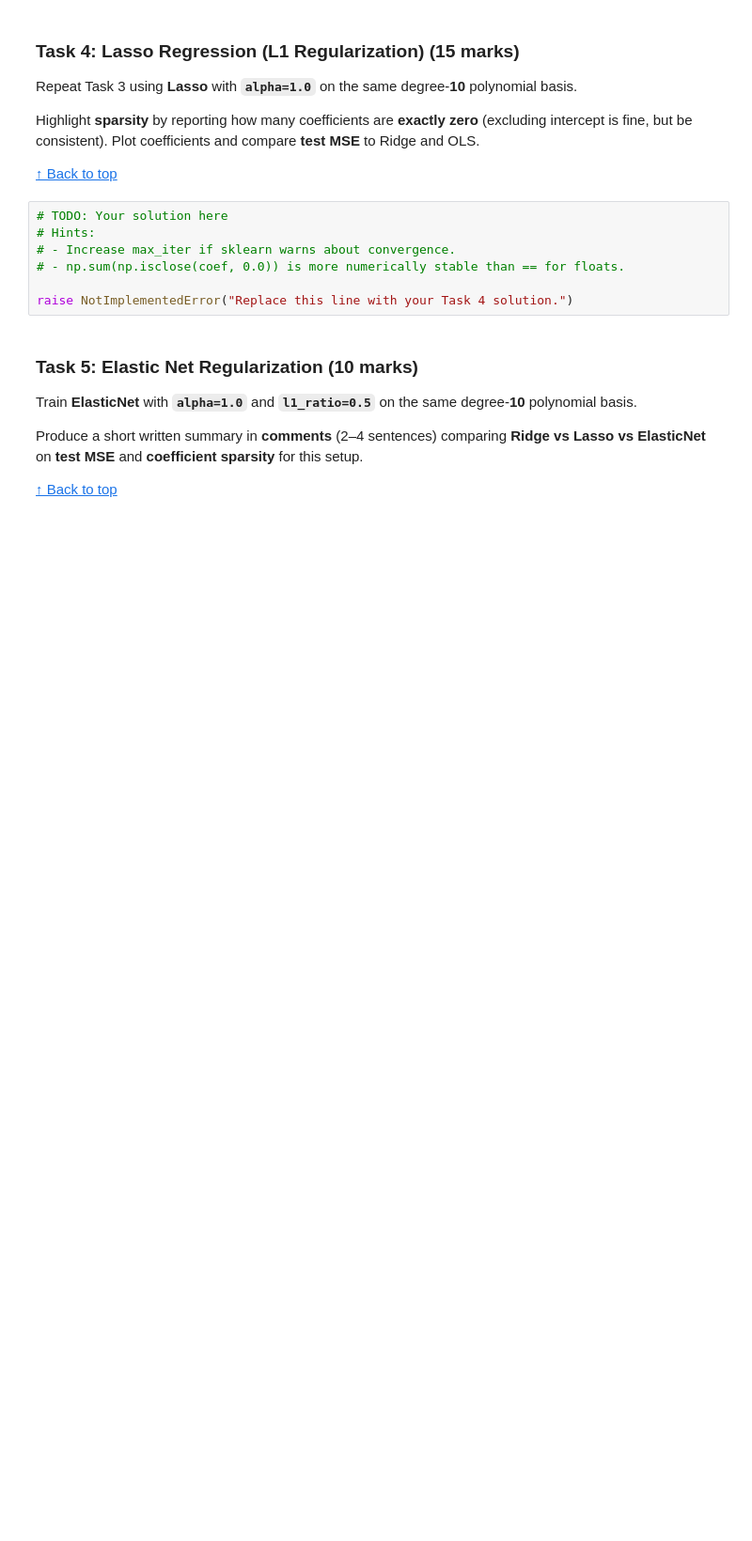
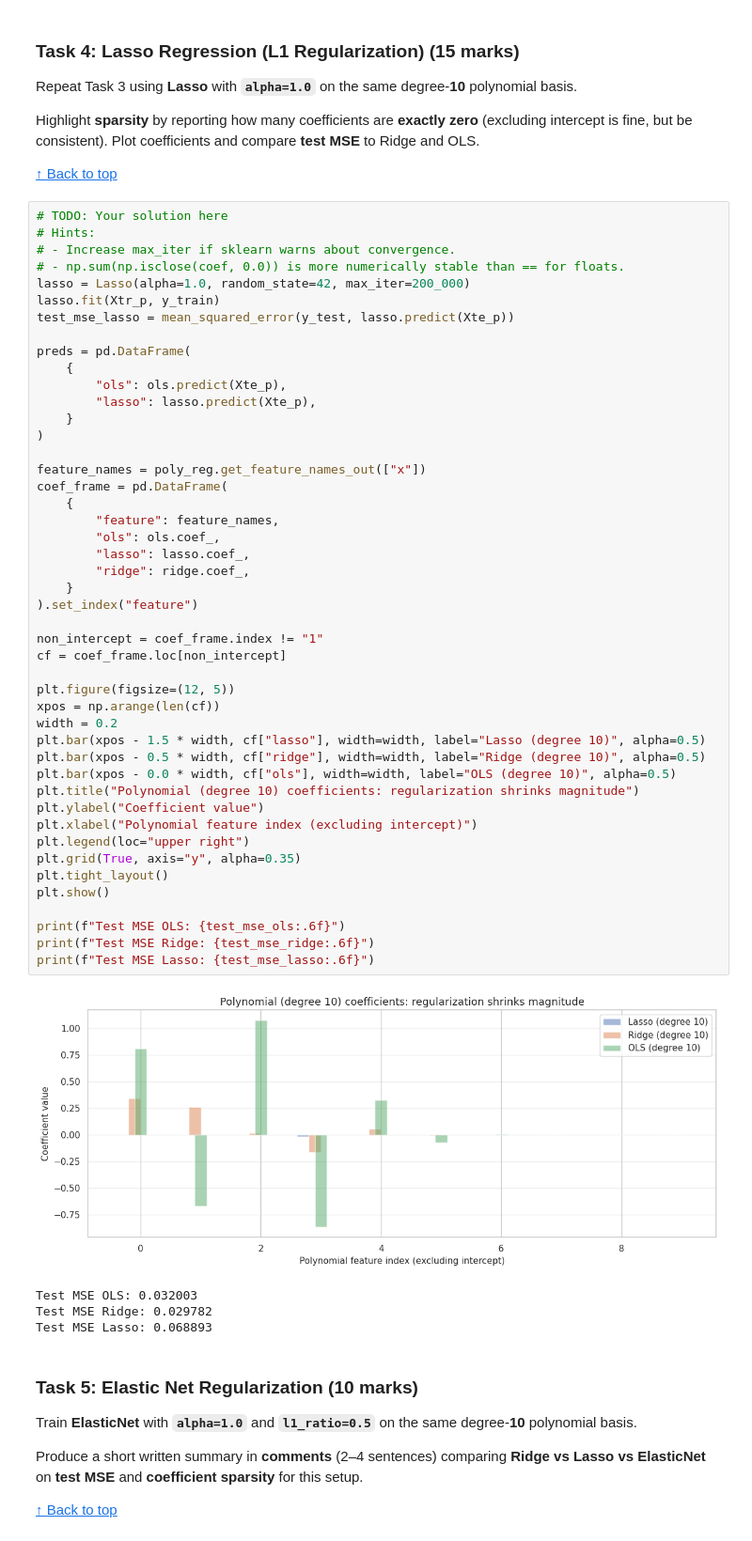
Before and after one commit to Sultonmahmudov/week1-lab201, a Jupyter notebook: Polynomial_Regression.ipynb, the cells around one changed output. Shown at 94% size. Cells and saved outputs as stored; diff of their text form; blank space fills up the shorter version.

```diff
--- a/Polynomial_Regression.ipynb
+++ b/Polynomial_Regression.ipynb
@@ -604,13 +779,57 @@ Repeat Task 3 using **Lasso** with **`alpha=1.0`** on the same degree-**10** pol
 Highlight **sparsity** by reporting how many coefficients are **exactly zero** (excluding intercept is fine, but be consistent). Plot coefficients and compare **test MSE** to Ridge and OLS.
 
 [↑ Back to top](#toc)
-# %%
-# TODO: Your solution here
-# Hints:
-# - Increase max_iter if sklearn warns about convergence.
-# - np.sum(np.isclose(coef, 0.0)) is more numerically stable than == for floats.
-
-raise NotImplementedError("Replace this line with your Task 4 solution.")
+# %%
+# TODO: Your solution here
+# Hints:
+# - Increase max_iter if sklearn warns about convergence.
+# - np.sum(np.isclose(coef, 0.0)) is more numerically stable than == for floats.
+lasso = Lasso(alpha=1.0, random_state=42, max_iter=200_000)
+lasso.fit(Xtr_p, y_train)
+test_mse_lasso = mean_squared_error(y_test, lasso.predict(Xte_p))
+
+preds = pd.DataFrame(
+    {
+        "ols": ols.predict(Xte_p),
+        "lasso": lasso.predict(Xte_p),
+    }
+)
+
+feature_names = poly_reg.get_feature_names_out(["x"])
+coef_frame = pd.DataFrame(
+    {
+        "feature": feature_names,
+        "ols": ols.coef_,
+        "lasso": lasso.coef_,
+        "ridge": ridge.coef_,
+    }
+).set_index("feature")
+
+non_intercept = coef_frame.index != "1"
+cf = coef_frame.loc[non_intercept]
+
+plt.figure(figsize=(12, 5))
+xpos = np.arange(len(cf))
+width = 0.2
+plt.bar(xpos - 1.5 * width, cf["lasso"], width=width, label="Lasso (degree 10)", alpha=0.5)
+plt.bar(xpos - 0.5 * width, cf["ridge"], width=width, label="Ridge (degree 10)", alpha=0.5)
+plt.bar(xpos - 0.0 * width, cf["ols"], width=width, label="OLS (degree 10)", alpha=0.5)
+plt.title("Polynomial (degree 10) coefficients: regularization shrinks magnitude")
+plt.ylabel("Coefficient value")
+plt.xlabel("Polynomial feature index (excluding intercept)")
+plt.legend(loc="upper right")
+plt.grid(True, axis="y", alpha=0.35)
+plt.tight_layout()
+plt.show()
+
+print(f"Test MSE OLS: {test_mse_ols:.6f}")
+print(f"Test MSE Ridge: {test_mse_ridge:.6f}")
+print(f"Test MSE Lasso: {test_mse_lasso:.6f}")
+# %% [output]
+[figure, added]
+Test MSE OLS: 0.032003
+Test MSE Ridge: 0.029782
+Test MSE Lasso: 0.068893
 # %% [markdown]
 ### Task 5: Elastic Net Regularization (**10 marks**)
 
```
Also changed, not shown: parts of 17 cells of this notebook.
